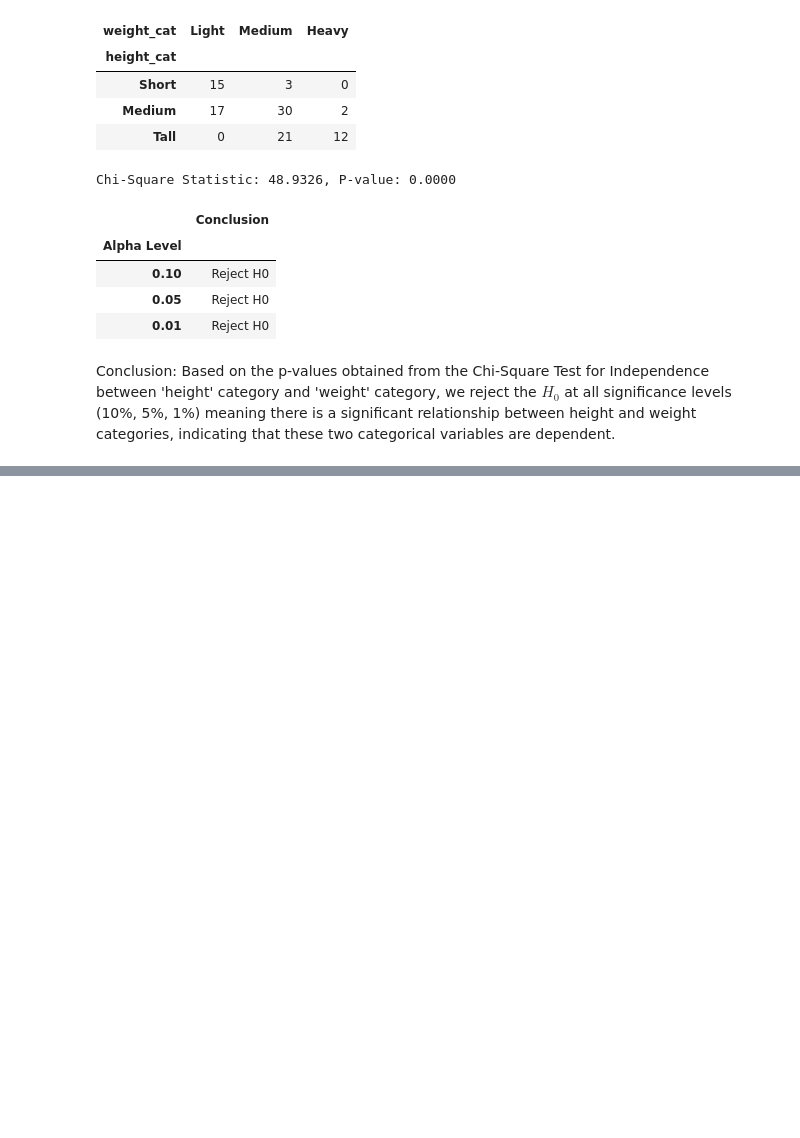
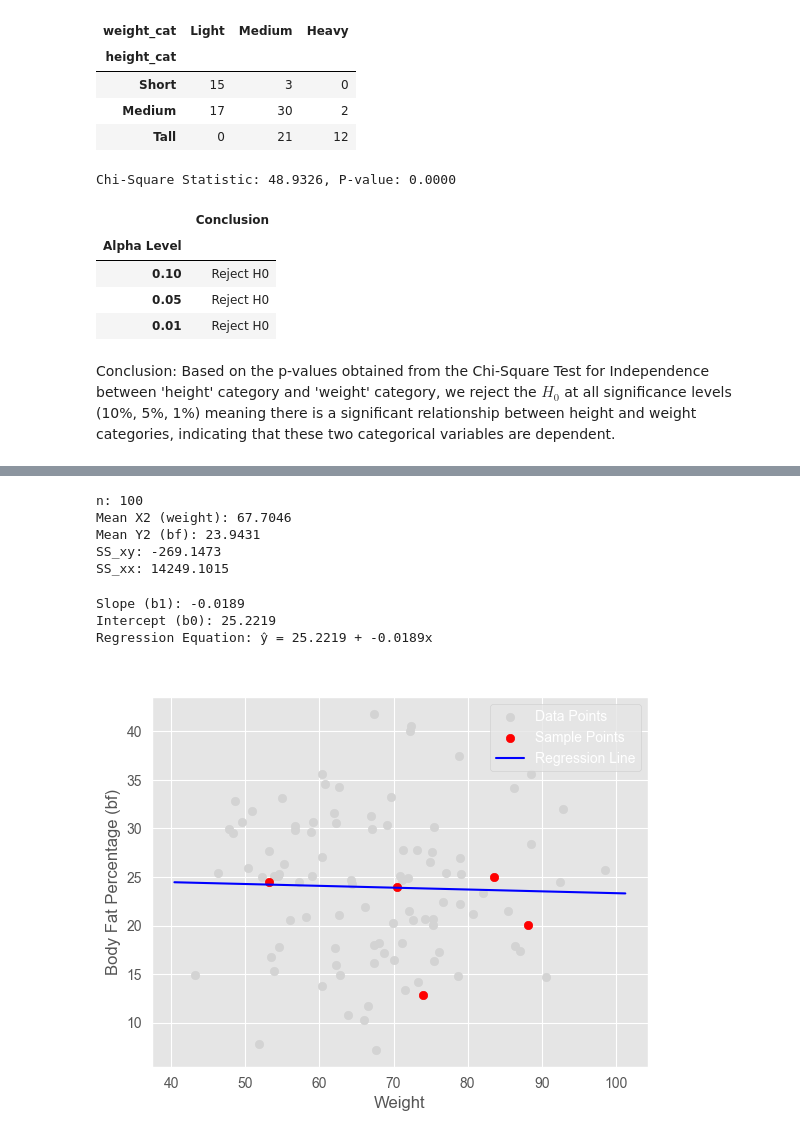
Before and after one commit to dattali18/statistics_msc_course, a Jupyter notebook: code/statistics_project.ipynb, the cells around one changed output, grey strips where cells are left out. Drawn from its saved outputs; the diff is of its cells as text; code cells hidden in the pictures; blank space fills up the shorter version.

```diff
--- a/code/statistics_project.ipynb
+++ b/code/statistics_project.ipynb
@@ -1474,0 +1819,54 @@ Conclusion: Based on the p-values obtained from the Chi-Square Test for Independ
+# %%
+# let's do the calculations by hand
+n = len(data2)
+mean_x2 = data2['X2 (weight)'].mean()
+mean_y2 = data2['Y2 (bf)'].mean()
+
+# calculate SS_xy and SS_xx
+data2['xy_diff'] = (data2['X2 (weight)'] - mean_x2) * (data2['Y2 (bf)'] - mean_y2)
+data2['xx_diff'] = (data2['X2 (weight)'] - mean_x2) ** 2
+
+SS_xy = data2['xy_diff'].sum()
+SS_xx = data2['xx_diff'].sum()
+
+# print the intermediate calculations
+print(f"n: {n}")
+print(f"Mean X2 (weight): {mean_x2:.4f}")
+print(f"Mean Y2 (bf): {mean_y2:.4f}")
+print(f"SS_xy: {SS_xy:.4f}")
+print(f"SS_xx: {SS_xx:.4f}")
+# %% [output]
+n: 100
+Mean X2 (weight): 67.7046
+Mean Y2 (bf): 23.9431
+SS_xy: -269.1473
+SS_xx: 14249.1015
+# %%
+# let's calculate coefficients
+b1 = SS_xy / SS_xx
+b0 = mean_y2 - b1 * mean_x2
+print(f"Slope (b1): {b1:.4f}")
+print(f"Intercept (b0): {b0:.4f}")
+# regression equation
+print(f"Regression Equation: ŷ = {b0:.4f} + {b1:.4f}x")
+# %% [output]
+Slope (b1): -0.0189
+Intercept (b0): 25.2219
+Regression Equation: ŷ = 25.2219 + -0.0189x
+# %%
+# plot regression line and sample points
+sample_points = data2.sample(n=5, random_state=42)
+
+plt.scatter(data2['X2 (weight)'], data2['Y2 (bf)'], color='lightgray', label='Data Points')
+plt.scatter(sample_points['X2 (weight)'], sample_points['Y2 (bf)'], color='red', label='Sample Points')
+# regression line
+x_vals = np.array(plt.gca().get_xlim())
+y_vals = b0 + b1 * x_vals
+plt.plot(x_vals, y_vals, color='blue', label='Regression Line')
+plt.xlabel('Weight')
+plt.ylabel('Body Fat Percentage (bf)')
+plt.title('Regression of Body Fat Percentage on Weight')
+plt.legend()
+plt.show()
+# %% [output]
+[figure, added]
```
Also changed, not shown: parts of 43 cells of this notebook.
